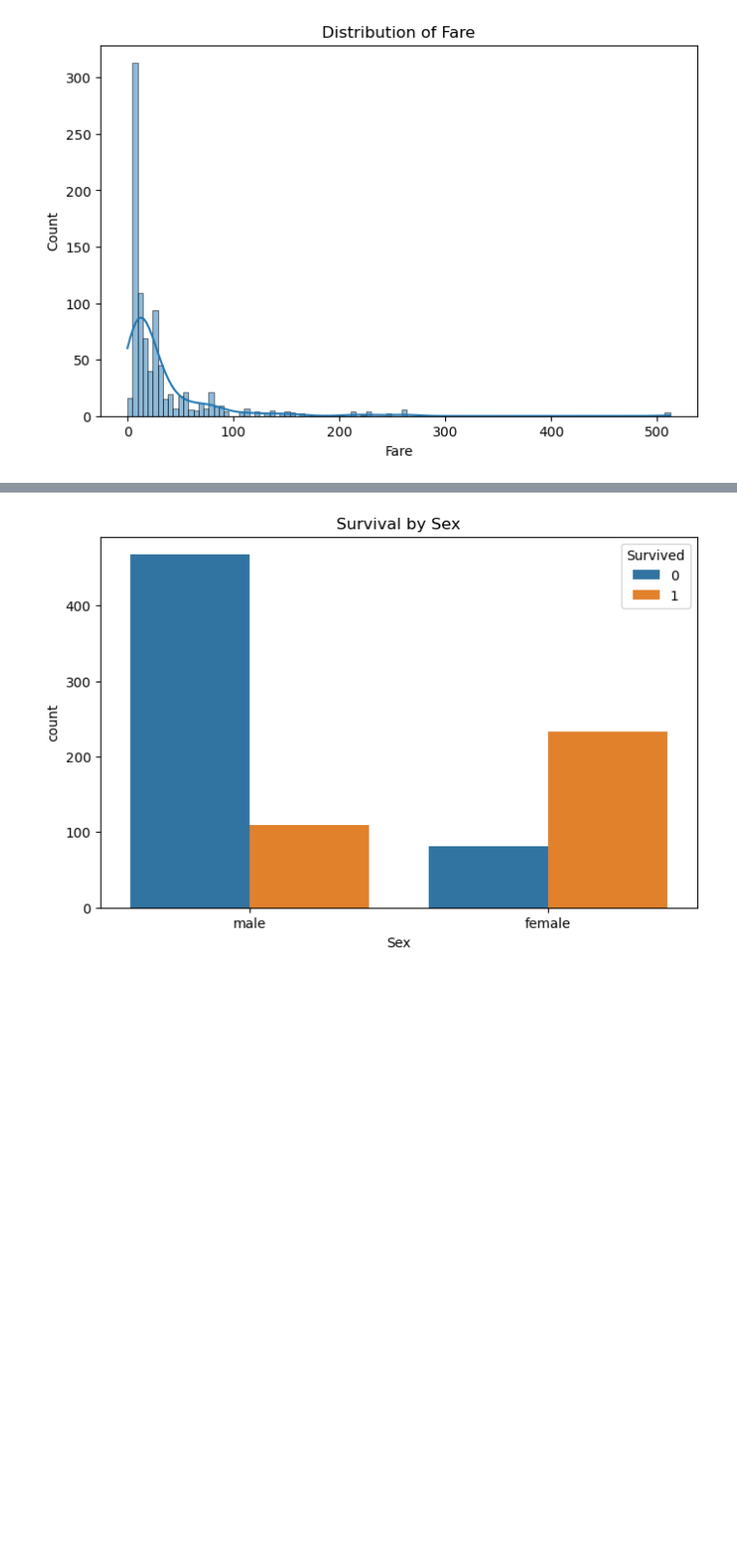
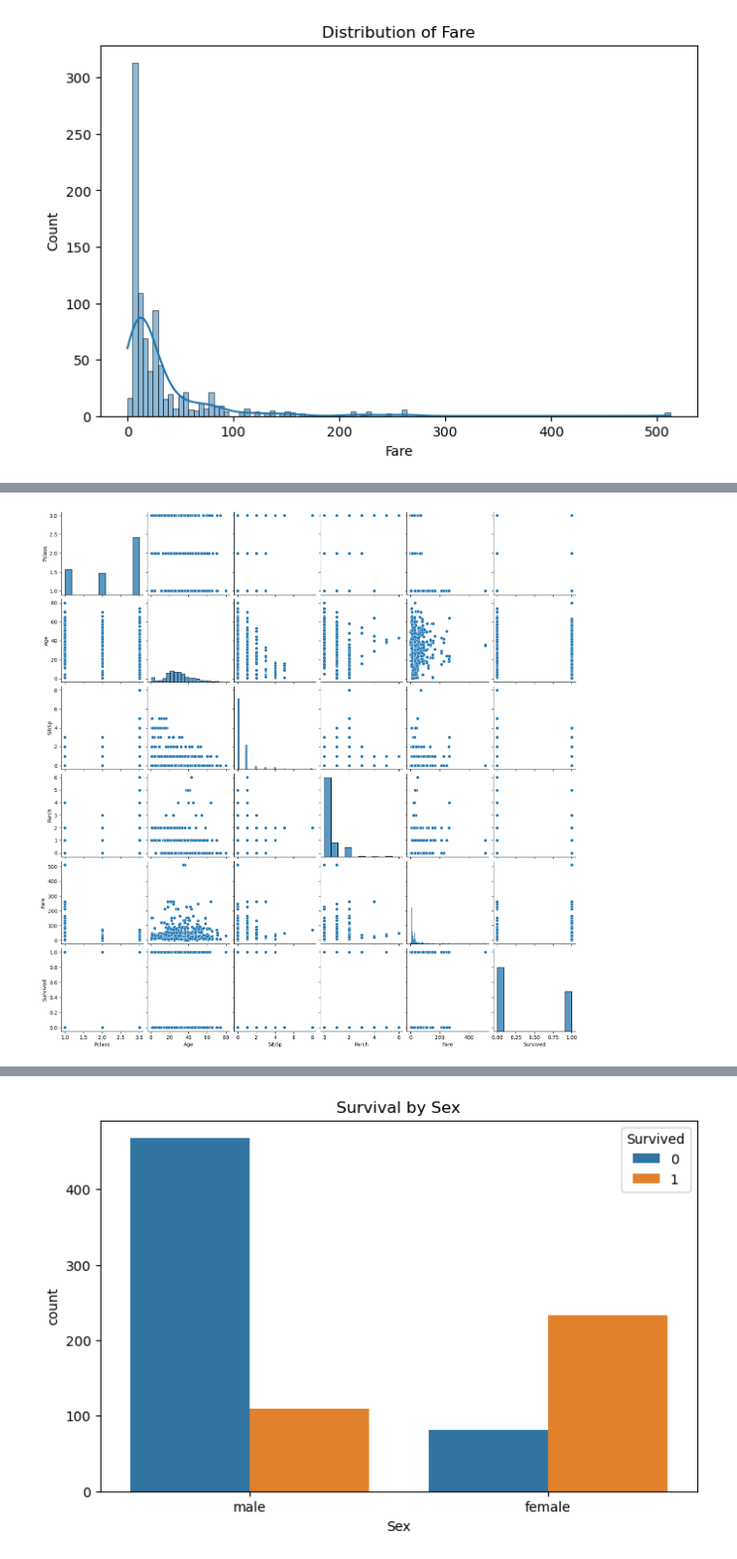
Before and after one commit to Priyanshu501/Assignments, a Jupyter notebook: Logistic Regression/Logistic_Regression.ipynb, the cells around one changed output, grey strips where cells are left out. Shown at 97% size. Saved outputs shown, nothing was run; the diff lists cells and outputs as text; code cells hidden in the pictures; blank space fills up the shorter version.

```diff
--- a/Logistic Regression/Logistic_Regression.ipynb
+++ b/Logistic Regression/Logistic_Regression.ipynb
@@ -78,0 +85,6 @@ for feature in num_features:
+# %%
+# Scatter plots for pairs of variables
+sns.pairplot(df[['Pclass', 'Sex', 'Age', 'SibSp', 'Parch', 'Fare', 'Embarked', 'Survived']])
+plt.show()
+# %% [output]
+[figure, added]
```
Also changed, not shown: parts of 19 cells of this notebook.
